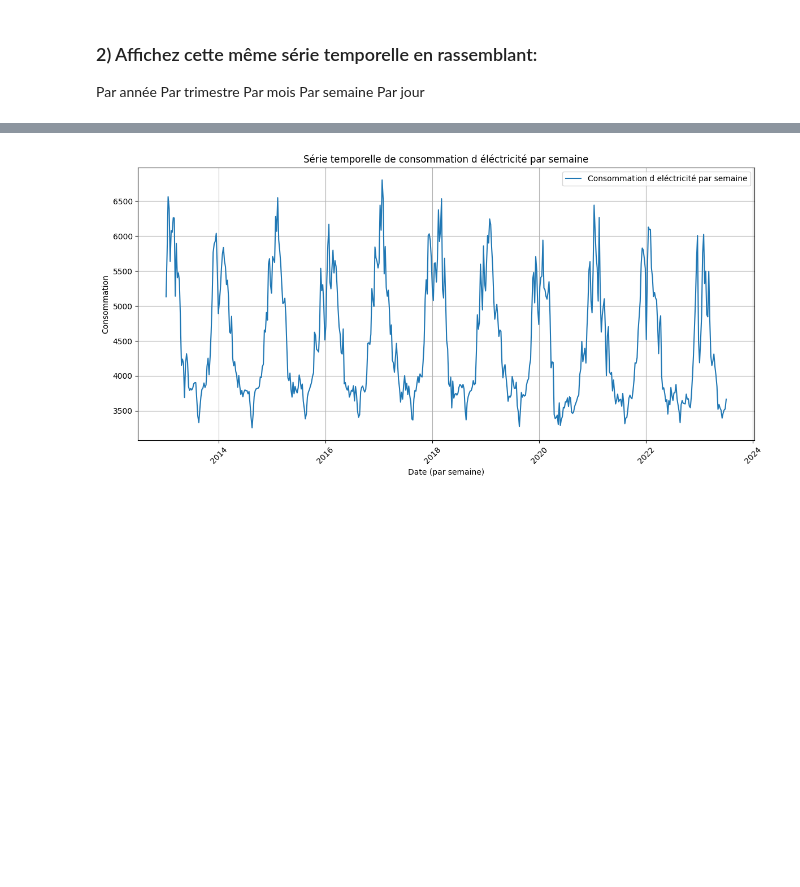
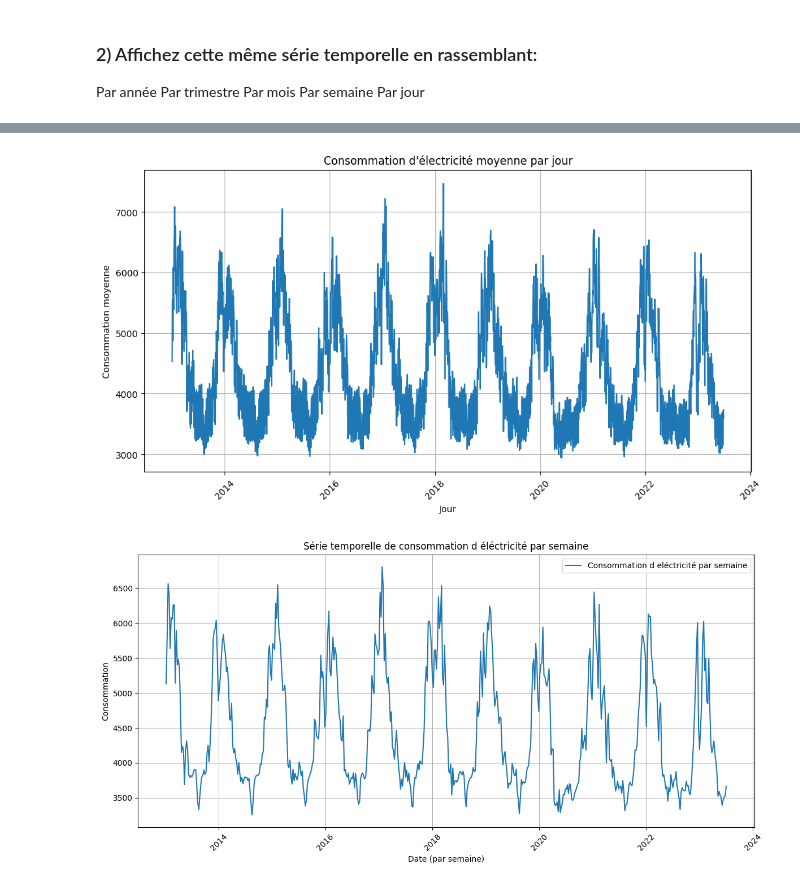
Before and after one commit to Noura-ou/Series_temporelles_CONSOMMATION_ELECTRIQUE, a Jupyter notebook: src/data_preprocessing.ipynb, the cells around one changed output, grey strips where cells are left out. Cells and saved outputs as stored; diff of their text form; code cells hidden in the pictures; blank space fills up the shorter version.

```diff
--- a/src/data_preprocessing.ipynb
+++ b/src/data_preprocessing.ipynb
@@ -208,3 +183,19 @@ plt.show()
+# %%
+# Créez un nouveau DataFrame avec la consommation moyenne par jour
+df['jour'] = df['date'].dt.date
+df_avg_by_day = df.groupby('jour')['consommation_brute_electricite_rte'].mean().reset_index()
+
+# Créez le graphique de la consommation moyenne par jour
+plt.figure(figsize=(12, 6))
+plt.plot(df_avg_by_day['jour'], df_avg_by_day['consommation_brute_electricite_rte'])
+plt.xlabel('Jour')
+plt.ylabel('Consommation moyenne')
+plt.title('Consommation d\'électricité moyenne par jour')
+plt.grid(True)
+plt.xticks(rotation=45)
+plt.show()
+# %% [output]
+[figure, added]
 # %%
 
 
```
Also changed, not shown: parts of 12 cells of this notebook.
